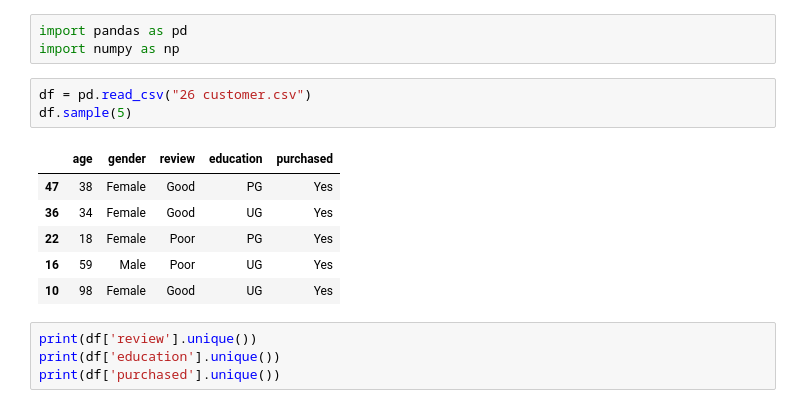
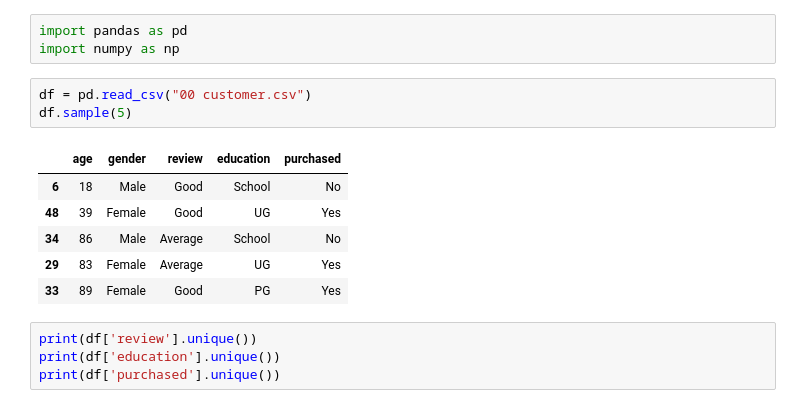
Before and after one commit to Nik-bos/Self_Practice, a Jupyter notebook: Machine Learning/26 Day 26 - Encoding Categorical data (Ordinal Encoding)/01 Encoding categorical data(Ordinal encoding).ipynb, the cells around one changed output. Saved outputs shown, nothing was run; the diff lists cells and outputs as text.

```diff
--- a/Machine Learning/26 Day 26 - Encoding Categorical data (Ordinal Encoding)/01 Encoding categorical data(Ordinal encoding).ipynb
+++ b/Machine Learning/26 Day 26 - Encoding Categorical data (Ordinal Encoding)/01 Encoding categorical data(Ordinal encoding).ipynb
@@ -26,15 +26,15 @@ For eg. There's a column named `Education` in our dataset and the values are amo
 import pandas as pd
 import numpy as np
 # %%
-df = pd.read_csv("26 customer.csv")
+df = pd.read_csv("00 customer.csv")
 df.sample(5)
 # %% [output]
 |  | age | gender | review | education | purchased |
-| 47 | 38 | Female | Good | PG | Yes |
-| 36 | 34 | Female | Good | UG | Yes |
-| 22 | 18 | Female | Poor | PG | Yes |
-| 16 | 59 | Male | Poor | UG | Yes |
-| 10 | 98 | Female | Good | UG | Yes |
+| 6 | 18 | Male | Good | School | No |
+| 48 | 39 | Female | Good | UG | Yes |
+| 34 | 86 | Male | Average | School | No |
+| 29 | 83 | Female | Average | UG | Yes |
+| 33 | 89 | Female | Good | PG | Yes |
 # %%
 print(df['review'].unique())
 print(df['education'].unique())
```
Also changed, not shown: parts of 6 cells of this notebook, 45 other files.
